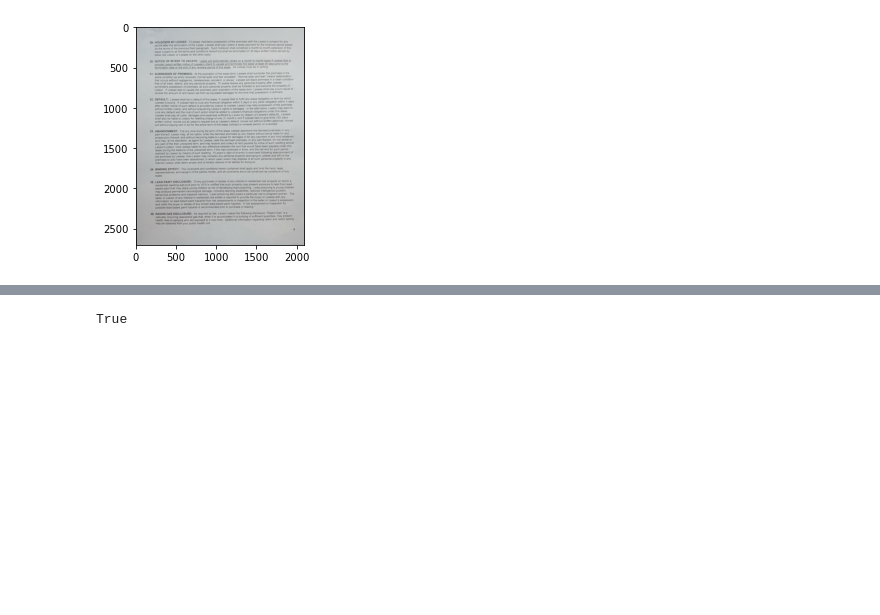
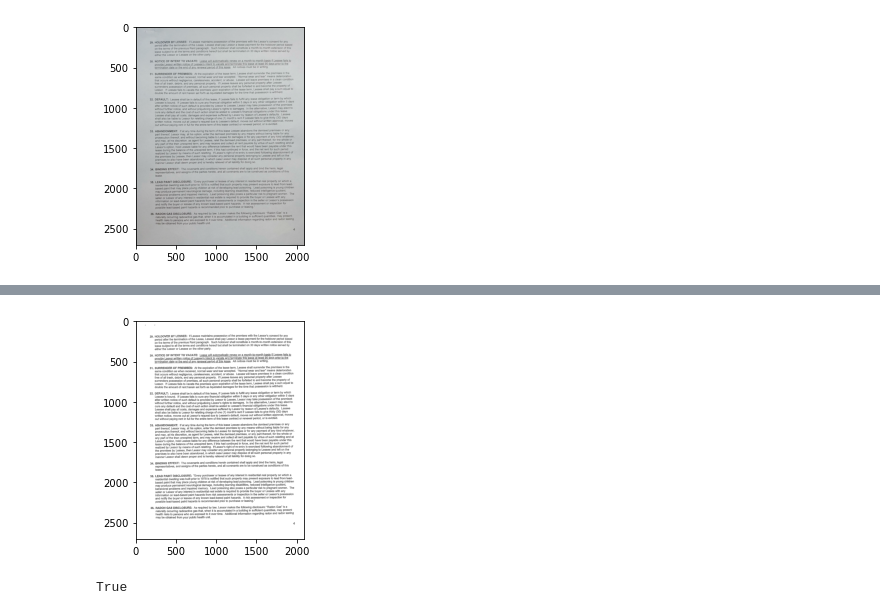
Before and after one commit to IharLobach/docuscan, a Jupyter notebook: scratch.ipynb, the cells around one changed output, grey strips where cells are left out. Cells and saved outputs as stored; diff of their text form; code cells hidden in the pictures; blank space fills up the shorter version.

```diff
--- a/scratch.ipynb
+++ b/scratch.ipynb
@@ -150,3 +160,16 @@ plt.show()
+# %%
+imax, jmax = res.shape
+margin = 0.01
+mar = int(imax * margin)
+mar_fi = np.ones(shape=res.shape)
+mar_fi[mar:-mar,mar:-mar] = 0
+
+res = ((mar_fi + res) > 0).astype("uint8") * 255
+# %%
+plt.imshow(res, cmap='gray')
+plt.show()
+# %% [output]
+[figure, added]
 # %%
 cv2.imwrite('res.jpg', res)
 # %% [output]
```
Also changed, not shown: parts of 3 cells of this notebook, 4 other files.
